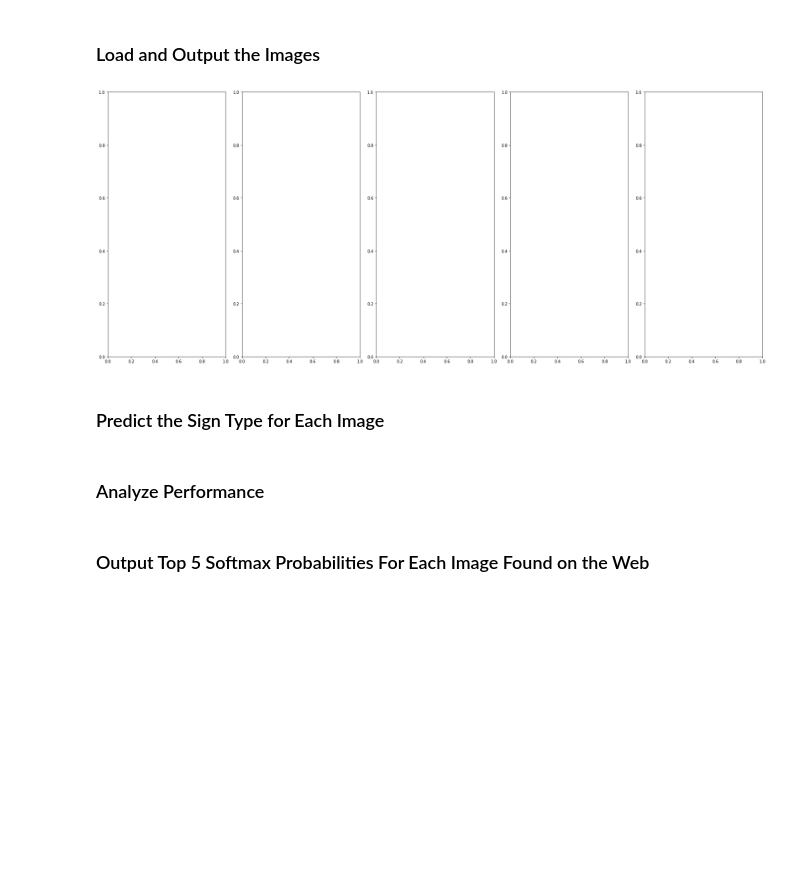
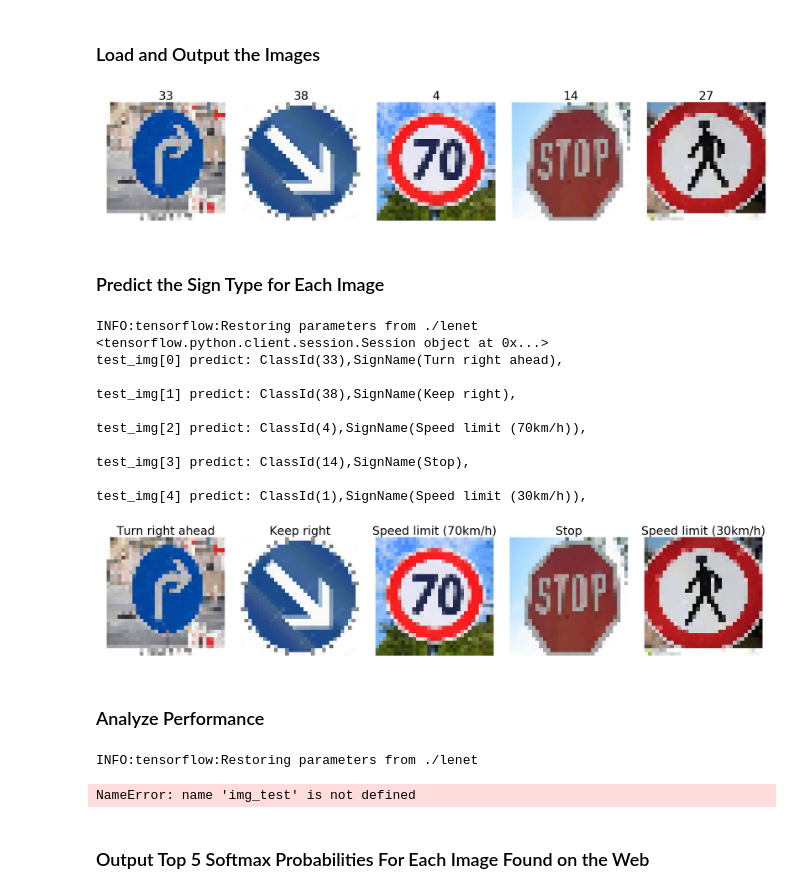
Before and after one commit to suljaxm/CarND-Traffic-Sign-Classifier-Project, a Jupyter notebook: Traffic_Sign_Classifier.ipynb, the cells around one changed output. Drawn from its saved outputs; the diff is of its cells as text; code cells hidden in the pictures; blank space fills up the shorter version.

Commit message:
test a model on new images

```diff
--- a/Traffic_Sign_Classifier.ipynb
+++ b/Traffic_Sign_Classifier.ipynb
@@ -359,38 +359,37 @@ from sklearn.utils import shuffle
 signs_class=[]
 num_of_samples=[]
 with open('signnames.csv', 'rt') as csvfile:
     reader = csv.DictReader(csvfile, delimiter=',')
     for row in reader:
         signs_class.append((row['SignName']))
         num_of_samples.append((row['ClassId']))
-# print("signs_class=",signs_class)
-# print("num_of_samples=",num_of_samples)
 #Import test images
 test_img_paths = [img_path for img_path in glob.glob("./New_IMG/*")]
-# test_img=np.uint8(np.zeros((12,32,32,3)))
+
 test_img = []
 
-test_img_label = [38, 27, 14, 33, 4]
+#33(Turn right ahead);38(Keep right);4(Speed limit (70km/h));14(Stop);27(Pedestrians);
+test_img_label = [33, 38, 4, 14, 27]
 for i, imp in enumerate(test_img_paths):
     img=cv2.imread(imp, cv2.IMREAD_COLOR)
     img = cv2.resize(img, (32,32))
     b,g,r = cv2.split(img)
     img = cv2.merge([r,g,b])
     #  test_img[i]=img
     test_img.append(img)
 
 # Visualize the Test Images
 fig, axs = plt.subplots(1, 5, figsize=(24, 10))  #axs[20]
 axs = axs.flatten()
 fig.tight_layout()
 
 serial_number = 0
 for i, fname in enumerate(test_img):
 
     axs[i].axis("off")
     axs[i].imshow(test_img[i])
-    axs[i].set_title(str(i), fontsize=30)
+    axs[i].set_title(str(test_img_label[i]), fontsize=30)
 # %% [output]
-[figure, old version]
+[figure, new version]
 # %% [markdown]
 ### Predict the Sign Type for Each Image
@@ -401,8 +396,67 @@ for i, fname in enumerate(test_img):
+# %%
+### Run the predictions here and use the model to output the prediction for each image.
+### Make sure to pre-process the images with the same pre-processing pipeline used earlier.
+### Feel free to use as many code cells as needed.
+test_prediction = tf.argmax(logits, 1)
+
+# test_prediction = tf.argmax(tf.nn.softmax(logits), 1)
+# test_logits = tf.nn.softmax(logits)
+signs_class_test = []
+img_test = []
+with tf.Session() as sess:
+    saver.restore(sess,'./lenet')
+    print(sess)
+
+    for i, img in enumerate(test_img):
+
+        img = (img - 128.0) / 128.0
+        img_test.append(img)
+        img = [img]
+
+        predict = sess.run(test_prediction, feed_dict={x: img})
+#         signs_class_test.append(signs_class[predict[0]])
+        signs_class_test.append(predict[0])
+#         predict_logits = sess.run(test_logits, feed_dict={x: img})
+        print("test_img[{}] predict: ClassId({}),SignName({}),".format(i, predict[0], signs_class[predict[0]]))
+        print()
+
+# Visualize the Test Images
+fig, axs = plt.subplots(1, 5, figsize=(24, 10))  #axs[20]
+axs = axs.flatten()
+fig.tight_layout()
+
+serial_number = 0
+# test_img_label = [33, 38, 4, 14, 27]
+for i, fname in enumerate(test_img):
+
+    axs[i].axis("off")
+    axs[i].imshow(test_img[i])
+    axs[i].set_title(signs_class[signs_class_test[i]], fontsize=30)
+# %% [output]
+INFO:tensorflow:Restoring parameters from ./lenet
+<tensorflow.python.client.session.Session object at 0x...>
+test_img[0] predict: ClassId(33),SignName(Turn right ahead),
+
+test_img[1] predict: ClassId(38),SignName(Keep right),
+
+test_img[2] predict: ClassId(4),SignName(Speed limit (70km/h)),
+
+test_img[3] predict: ClassId(14),SignName(Stop),
+
+test_img[4] predict: ClassId(1),SignName(Speed limit (30km/h)),
+[figure, added]
 # %% [markdown]
 ### Analyze Performance
 # %%
 ### Calculate the accuracy for these 5 new images.
 ### For example, if the model predicted 1 out of 5 signs correctly, it's 20% accurate on these new images.
+with tf.Session() as sess:
+    saver.restore(sess, './lenet')
+    test_accuracy = evaluate(img_test, test_img_label)
+    print("Test Accuracy = {:.3f}".format(test_accuracy))
+# %% [output]
+INFO:tensorflow:Restoring parameters from ./lenet
+NameError: name 'img_test' is not defined
 # %% [markdown]
 ### Output Top 5 Softmax Probabilities For Each Image Found on the Web
 # %% [markdown]
```
Also changed, not shown: parts of 1 cell of this notebook.
